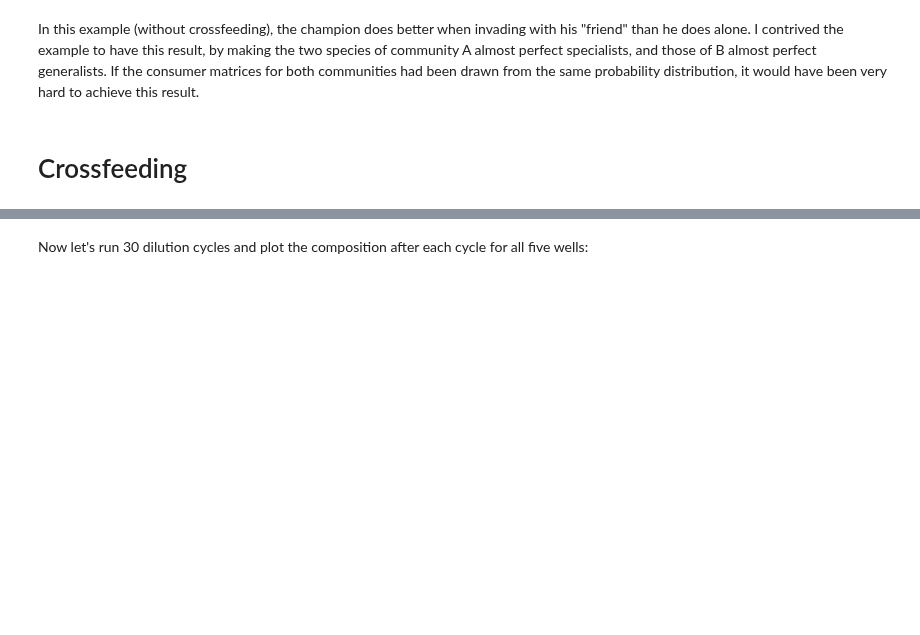
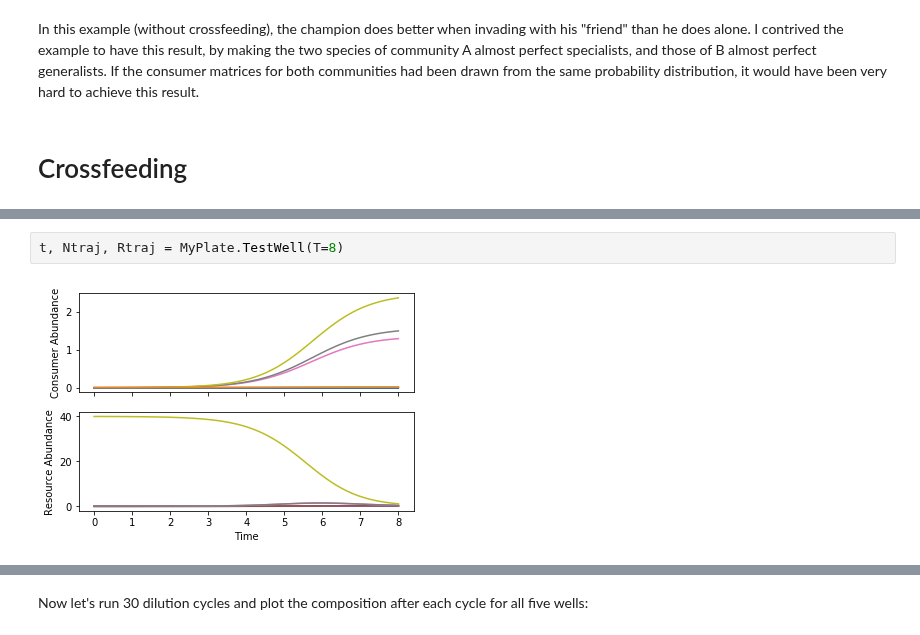
Before and after one commit to Emergent-Behaviors-in-Biology/community-simulator, a Jupyter notebook: Community Simulator Tutorial.ipynb, the cells around one changed output, grey strips where cells are left out. Drawn from its saved outputs; the diff is of its cells as text; blank space fills up the shorter version.

```diff
--- a/Community Simulator Tutorial.ipynb
+++ b/Community Simulator Tutorial.ipynb
@@ -302 +342,5 @@ t, Ntraj, Rtraj = MyPlate.TestWell(T=1)
+# %%
+t, Ntraj, Rtraj = MyPlate.TestWell(T=8)
+# %% [output]
+[figure, added]
 # %% [markdown]
```
Also changed, not shown: parts of 36 cells of this notebook, 2 other files.
